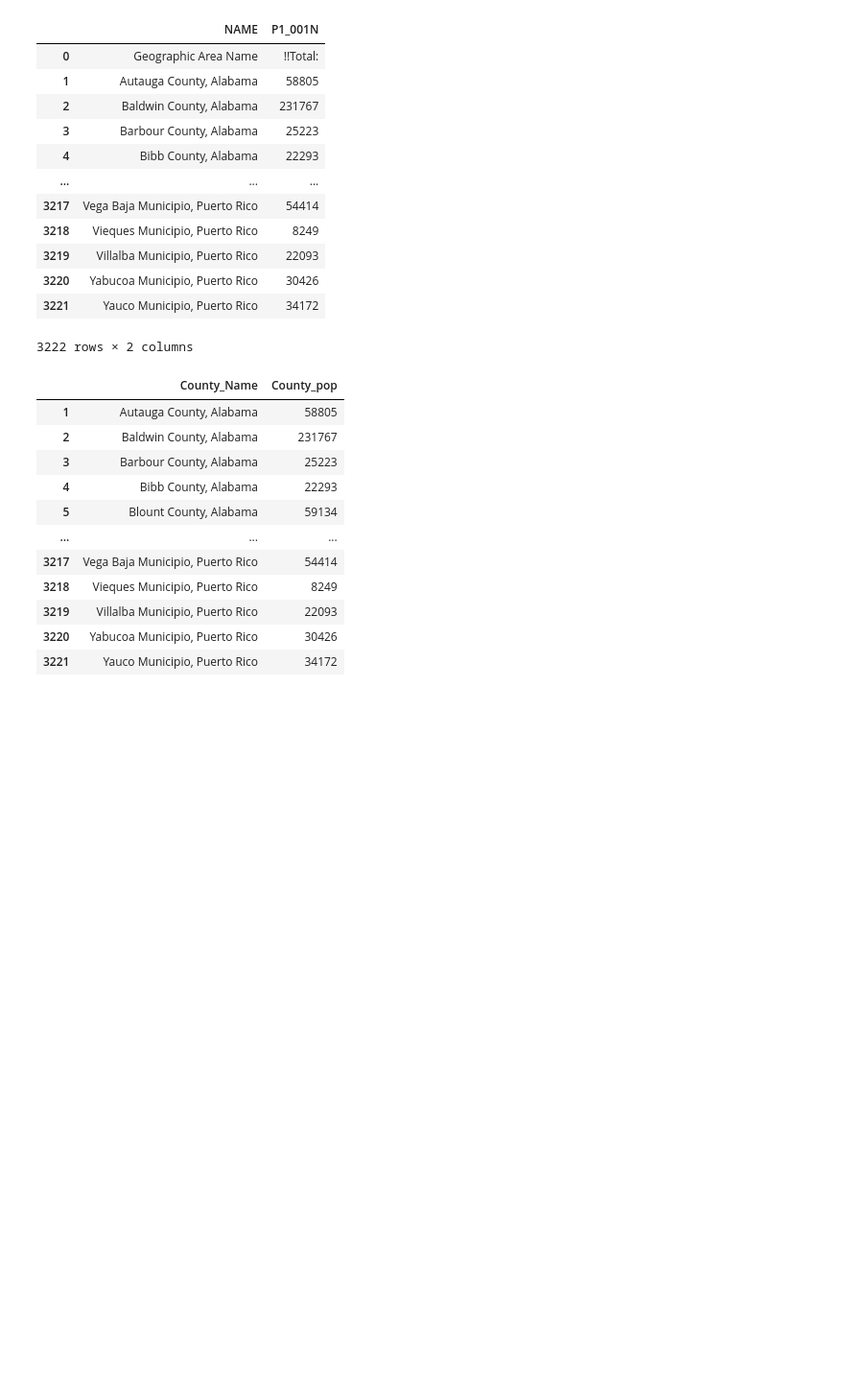
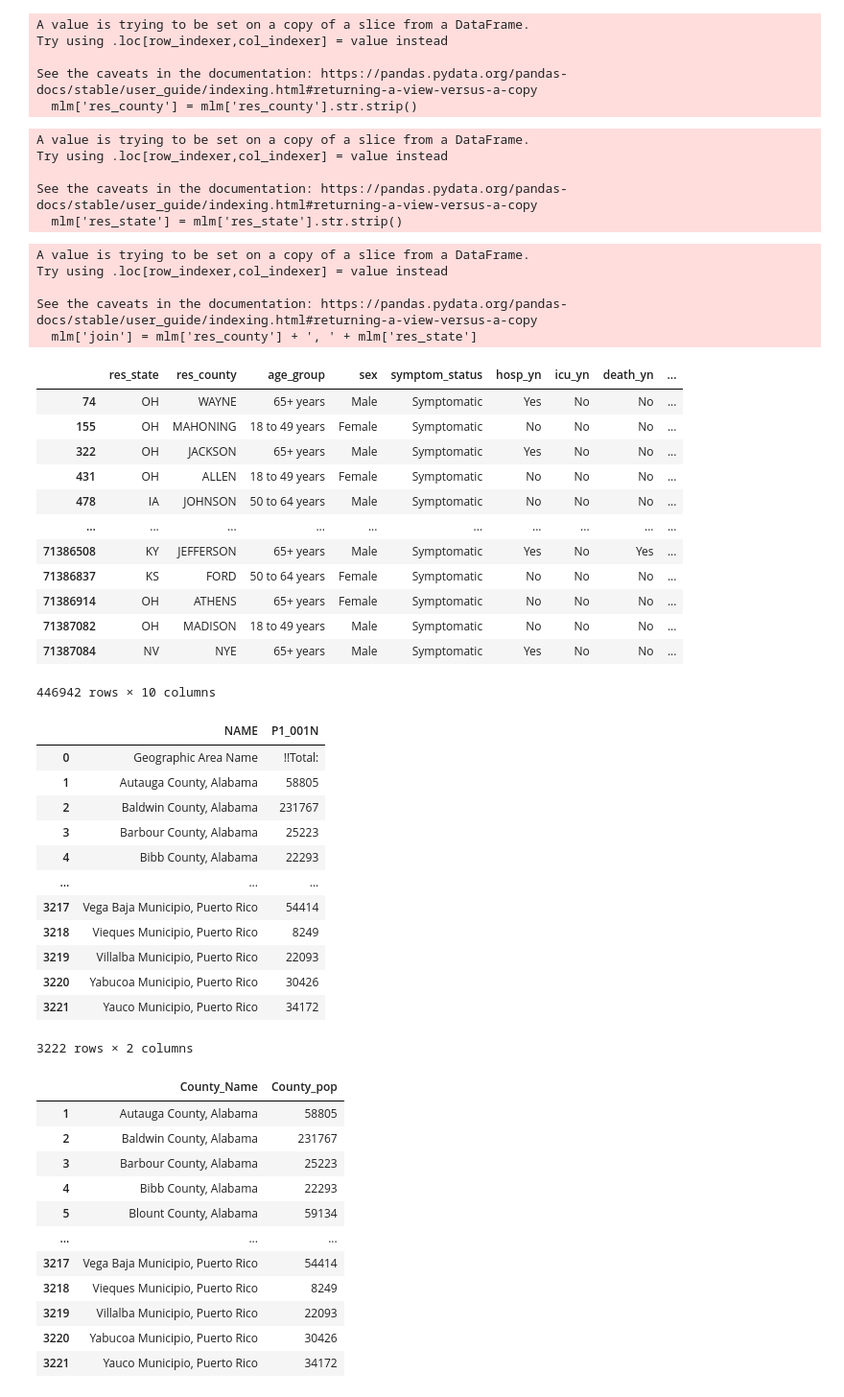
Before and after one commit to HartChrisT/Covid_Comorbidities, a Jupyter notebook: Cleaned_Data_Machine_Learning_Model.ipynb, the cells around one changed output. Shown at 96% size. Cells and saved outputs as stored; diff of their text form; code cells hidden in the pictures; blank space fills up the shorter version.

```diff
--- a/Cleaned_Data_Machine_Learning_Model.ipynb
+++ b/Cleaned_Data_Machine_Learning_Model.ipynb
@@ -101,7 +76,0 @@ array(['Unknown', 'Missing', 'No', 'Yes', 'nul'], dtype=object)
-# %%
-# Keeping icu-yn 'yes' or 'no'
-mlm = mlm.loc[(mlm['icu_yn'] == 'Yes') | (mlm['icu_yn'] == 'No')]
-# %%
-# keep only confirmed cases
-mlm = mlm.loc[mlm['current_status'] == 'Laboratory-confirmed case']
-mlm
@@ -125,3 +85,44 @@ mlm.drop(columns='current_status', inplace=True)
+# %%
+# Stripping res_county
+mlm['res_county'] = mlm['res_county'].str.strip()
+# %% [output]
+A value is trying to be set on a copy of a slice from a DataFrame.
+Try using .loc[row_indexer,col_indexer] = value instead
+
+See the caveats in the documentation: https://pandas.pydata.org/pandas-docs/stable/user_guide/indexing.html#returning-a-view-versus-a-copy
+  mlm['res_county'] = mlm['res_county'].str.strip()
+# %%
+# stripping res_state
+mlm['res_state'] = mlm['res_state'].str.strip()
+# %% [output]
+A value is trying to be set on a copy of a slice from a DataFrame.
+Try using .loc[row_indexer,col_indexer] = value instead
+
+See the caveats in the documentation: https://pandas.pydata.org/pandas-docs/stable/user_guide/indexing.html#returning-a-view-versus-a-copy
+  mlm['res_state'] = mlm['res_state'].str.strip()
+# %%
+# Creating join column
+mlm['joins'] = mlm['res_county'] + ', ' + mlm['res_state']
+mlm
+# %% [output]
+A value is trying to be set on a copy of a slice from a DataFrame.
+Try using .loc[row_indexer,col_indexer] = value instead
+
+See the caveats in the documentation: https://pandas.pydata.org/pandas-docs/stable/user_guide/indexing.html#returning-a-view-versus-a-copy
+  mlm['join'] = mlm['res_county'] + ', ' + mlm['res_state']
+|  | res_state | res_county | age_group | sex | symptom_status | hosp_yn | icu_yn | death_yn | ... |
+| 74 | OH | WAYNE | 65+ years | Male | Symptomatic | Yes | No | No | ... |
+| 155 | OH | MAHONING | 18 to 49 years | Female | Symptomatic | No | No | No | ... |
+| 322 | OH | JACKSON | 65+ years | Male | Symptomatic | Yes | No | No | ... |
+| 431 | OH | ALLEN | 18 to 49 years | Female | Symptomatic | No | No | No | ... |
+| 478 | IA | JOHNSON | 50 to 64 years | Male | Symptomatic | No | No | No | ... |
+| ... | ... | ... | ... | ... | ... | ... | ... | ... | ... |
+| 71386508 | KY | JEFFERSON | 65+ years | Male | Symptomatic | Yes | No | Yes | ... |
+| 71386837 | KS | FORD | 50 to 64 years | Female | Symptomatic | No | No | No | ... |
+| 71386914 | OH | ATHENS | 65+ years | Female | Symptomatic | No | No | No | ... |
+| 71387082 | OH | MADISON | 18 to 49 years | Male | Symptomatic | No | No | No | ... |
+| 71387084 | NV | NYE | 65+ years | Male | Symptomatic | Yes | No | No | ... |
+446942 rows × 10 columns
 # %%
 # export df to csv file
 file_path = 'Resources/Covid-19/Cleaned_Data/machine_learning_data.csv'
```
Also changed, not shown: parts of 23 cells of this notebook, 40 other files.
